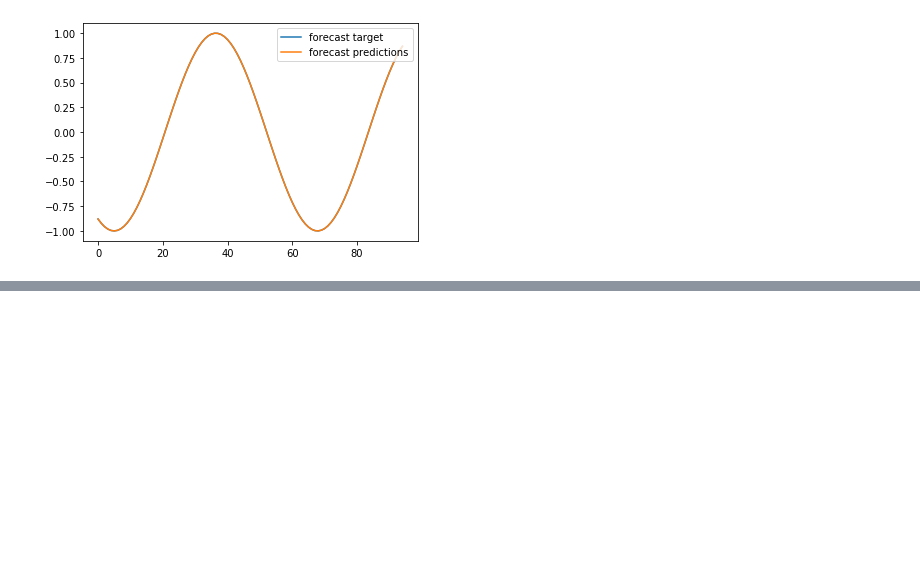
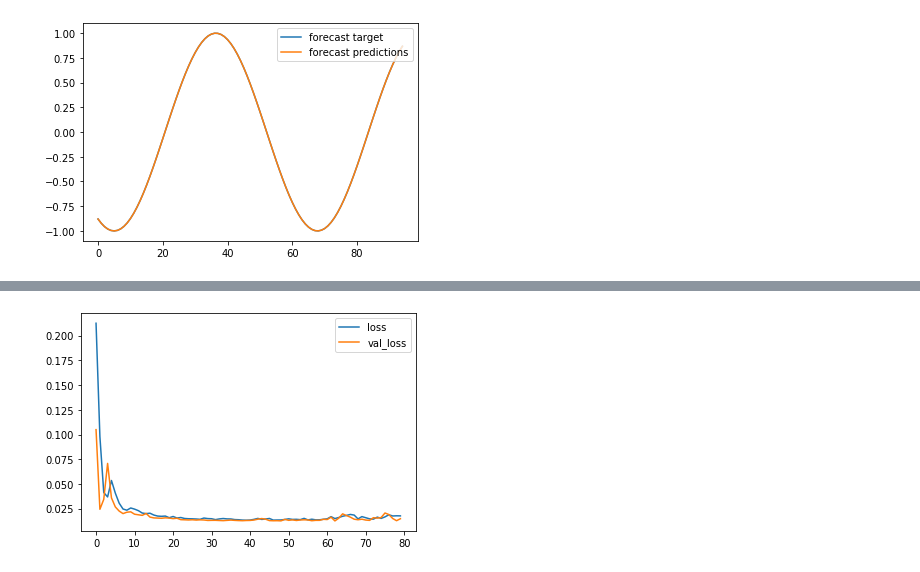
Before and after one commit to KarthikKothareddy/tf2, a Jupyter notebook: autoregressive_linear_model.ipynb, the cells around one changed output, grey strips where cells are left out. Drawn from its saved outputs; the diff is of its cells as text; code cells hidden in the pictures; blank space fills up the shorter version.

Commit message:
autoregressive modelling validation

```diff
--- a/autoregressive_linear_model.ipynb
+++ b/autoregressive_linear_model.ipynb
@@ -128,0 +163,17 @@ s = np.array([1, 2, 3, 4])
+# %%
+# autoregressive Linear Model
+_input = Input(shape=(T,))
+x = Dense(1)(_input)
+model = Model(_input, x)
+
+model.compile(
+    loss="mse",
+    optimizer=Adam(lr=0.1),
+)
+
+# train
+r = model.fit(
+    X[:-N//2], Y[:-N//2],
+    epochs=80,
+    validation_data=(X[-N//2:], Y[-N//2:]),
+)
@@ -128,0 +198,7 @@ s = np.array([1, 2, 3, 4])
+# %%
+# plot loss per iteration
+plt.plot(r.history["loss"], label="loss")
+plt.plot(r.history["val_loss"], label="val_loss")
+plt.legend();
+# %% [output]
+[figure, added]
```
Also changed, not shown: parts of 10 cells of this notebook.
